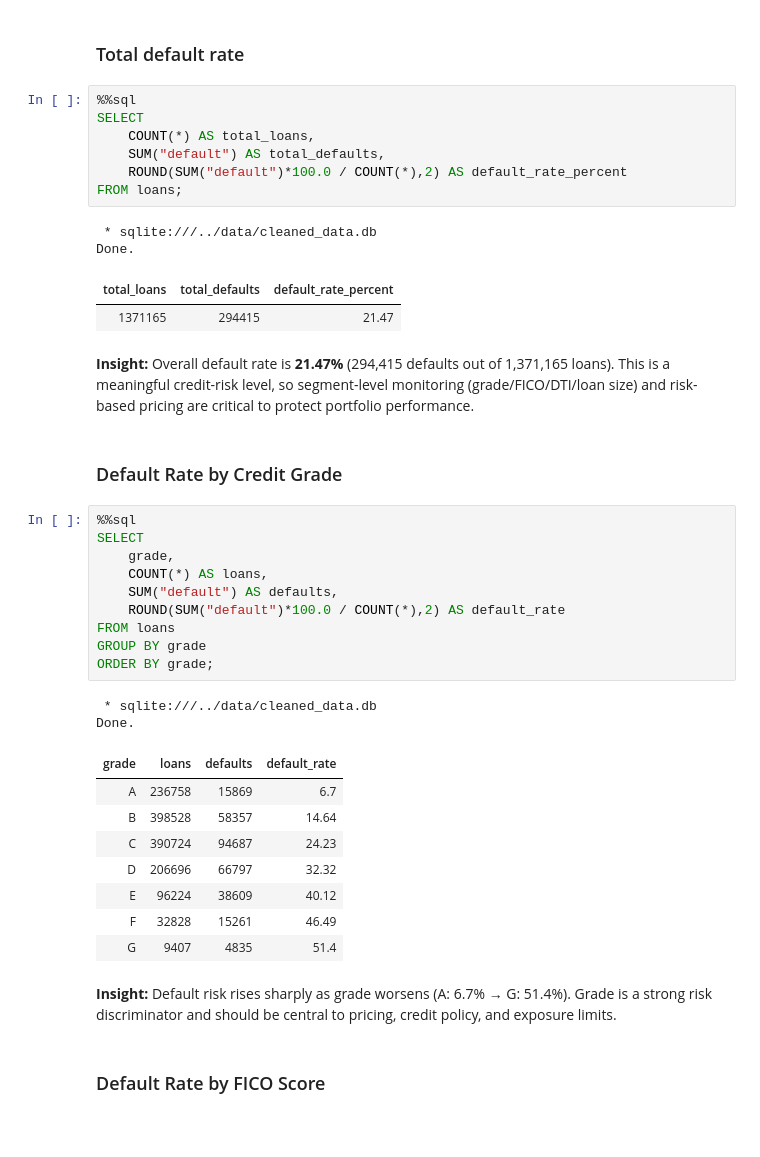
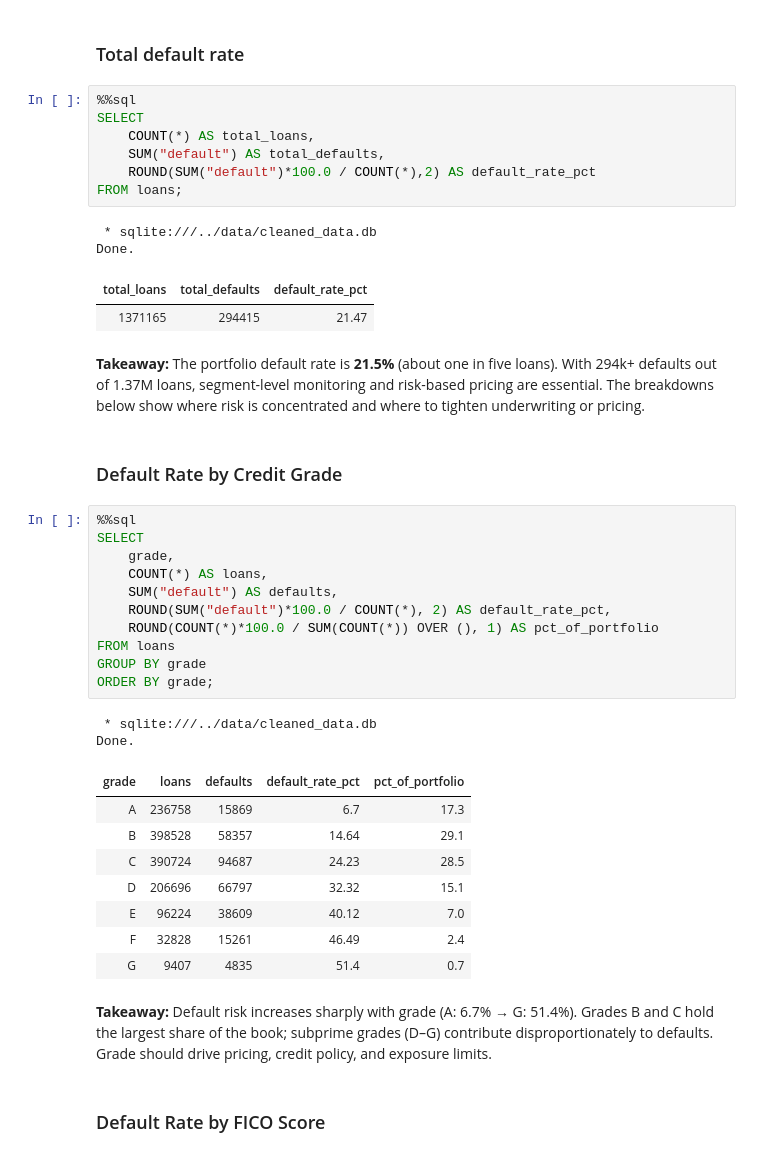
Before and after one commit to diegogomez040/Financial-risk-club-lending, a Jupyter notebook: notebooks/sql_business_analysis.ipynb, the cells around one changed output. Drawn from its saved outputs; the diff is of its cells as text; blank space fills up the shorter version.

```diff
--- a/notebooks/sql_business_analysis.ipynb
+++ b/notebooks/sql_business_analysis.ipynb
@@ -76,40 +89,41 @@ We break the analysis into:
 SELECT
     COUNT(*) AS total_loans,
     SUM("default") AS total_defaults,
-    ROUND(SUM("default")*100.0 / COUNT(*),2) AS default_rate_percent
+    ROUND(SUM("default")*100.0 / COUNT(*),2) AS default_rate_pct
 FROM loans;
 # %% [output]
  * sqlite:///../data/cleaned_data.db
 Done.
-| total_loans | total_defaults | default_rate_percent |
+| total_loans | total_defaults | default_rate_pct |
 | 1371165 | 294415 | 21.47 |
 # %% [markdown]
-**Insight:** Overall default rate is **21.47%** (294,415 defaults out of 1,371,165 loans). This is a meaningful credit-risk level, so segment-level monitoring (grade/FICO/DTI/loan size) and risk-based pricing are critical to protect portfolio performance.
+**Takeaway:** The portfolio default rate is **21.5%** (about one in five loans). With 294k+ defaults out of 1.37M loans, segment-level monitoring and risk-based pricing are essential. The breakdowns below show where risk is concentrated and where to tighten underwriting or pricing.
 # %% [markdown]
 ### Default Rate by Credit Grade
 # %%
 %%sql
 SELECT
     grade,
     COUNT(*) AS loans,
     SUM("default") AS defaults,
-    ROUND(SUM("default")*100.0 / COUNT(*),2) AS default_rate
+    ROUND(SUM("default")*100.0 / COUNT(*), 2) AS default_rate_pct,
+    ROUND(COUNT(*)*100.0 / SUM(COUNT(*)) OVER (), 1) AS pct_of_portfolio
 FROM loans
 GROUP BY grade
 ORDER BY grade;
 # %% [output]
  * sqlite:///../data/cleaned_data.db
 Done.
-| grade | loans | defaults | default_rate |
-| A | 236758 | 15869 | 6.7 |
-| B | 398528 | 58357 | 14.64 |
-| C | 390724 | 94687 | 24.23 |
-| D | 206696 | 66797 | 32.32 |
-| E | 96224 | 38609 | 40.12 |
-| F | 32828 | 15261 | 46.49 |
-| G | 9407 | 4835 | 51.4 |
+| grade | loans | defaults | default_rate_pct | pct_of_portfolio |
+| A | 236758 | 15869 | 6.7 | 17.3 |
+| B | 398528 | 58357 | 14.64 | 29.1 |
+| C | 390724 | 94687 | 24.23 | 28.5 |
+| D | 206696 | 66797 | 32.32 | 15.1 |
+| E | 96224 | 38609 | 40.12 | 7.0 |
+| F | 32828 | 15261 | 46.49 | 2.4 |
+| G | 9407 | 4835 | 51.4 | 0.7 |
 # %% [markdown]
-**Insight:** Default risk rises sharply as grade worsens (A: 6.7% → G: 51.4%). Grade is a strong risk discriminator and should be central to pricing, credit policy, and exposure limits.
+**Takeaway:** Default risk increases sharply with grade (A: 6.7% → G: 51.4%). Grades B and C hold the largest share of the book; subprime grades (D–G) contribute disproportionately to defaults. Grade should drive pricing, credit policy, and exposure limits.
 # %% [markdown]
 ### Default Rate by FICO Score
 # %%
```
Also changed, not shown: parts of 40 cells of this notebook, 1 other file.
